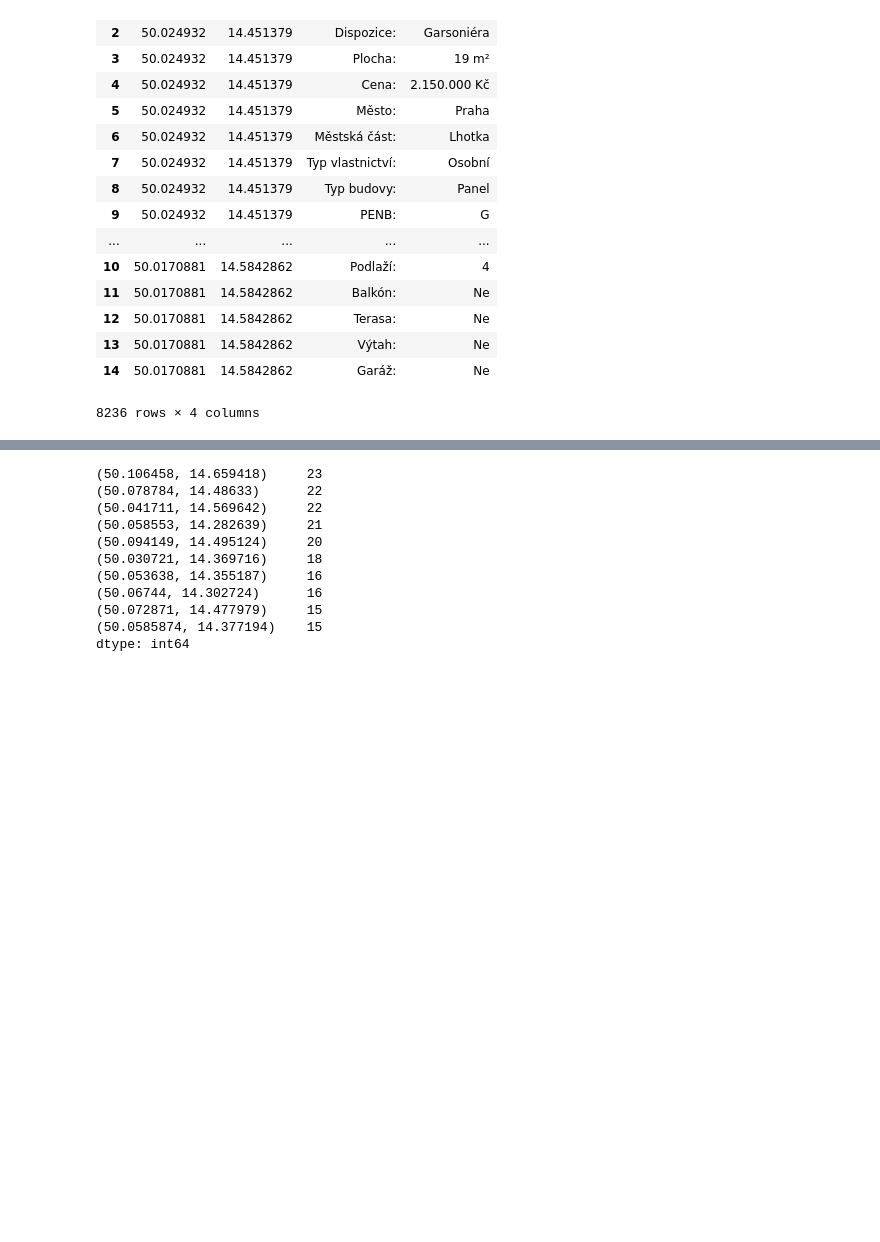
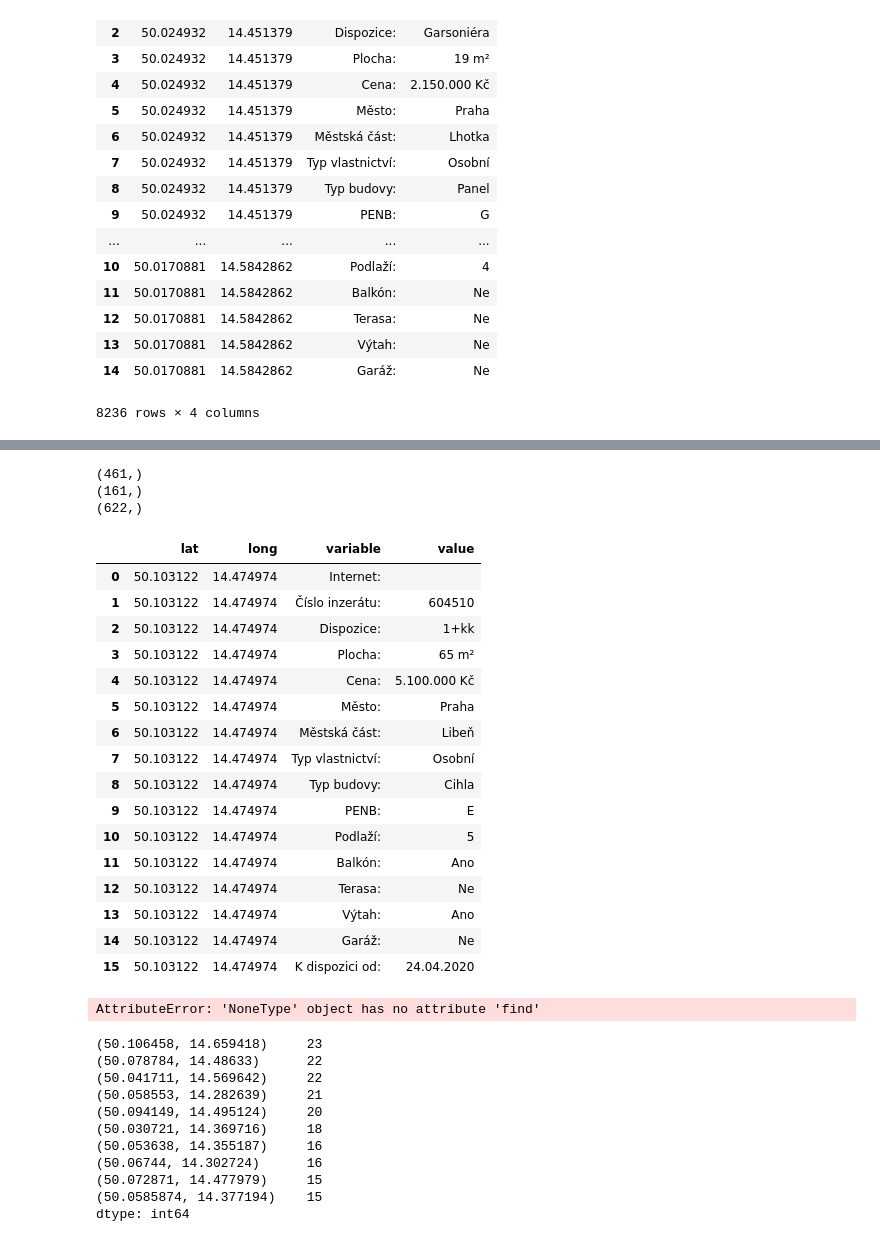
Before and after one commit to luutomas/PythonProject, a Jupyter notebook: Project.ipynb, the cells around one changed output, grey strips where cells are left out. Cells and saved outputs as stored; diff of their text form; code cells hidden in the pictures; blank space fills up the shorter version.

```diff
--- a/Project.ipynb
+++ b/Project.ipynb
@@ -365,0 +390,37 @@ df_complete_sale
+# %%
+links_properties_rent_unlist_old = [li for li in links_properties_rent_unlist if 'nove-bydleni' not in li]
+links_properties_rent_unlist_new = [li for li in links_properties_rent_unlist if 'nove-bydleni' in li]
+print(np.shape(links_properties_rent_unlist_old))
+print(np.shape(links_properties_rent_unlist_new))
+print(np.shape(links_properties_rent_unlist))
+# %% [output]
+(461,)
+(161,)
+(622,)
+# %%
+HouseForSale(links_properties_rent_unlist[10]).getDf()
+# %% [output]
+|  | lat | long | variable | value |
+| 0 | 50.103122 | 14.474974 | Internet: |  |
+| 1 | 50.103122 | 14.474974 | Číslo inzerátu: | 604510 |
+| 2 | 50.103122 | 14.474974 | Dispozice: | 1+kk |
+| 3 | 50.103122 | 14.474974 | Plocha: | 65 m² |
+| 4 | 50.103122 | 14.474974 | Cena: | 5.100.000 Kč |
+| 5 | 50.103122 | 14.474974 | Město: | Praha |
+| 6 | 50.103122 | 14.474974 | Městská část: | Libeň |
+| 7 | 50.103122 | 14.474974 | Typ vlastnictví: | Osobní |
+| 8 | 50.103122 | 14.474974 | Typ budovy: | Cihla |
+| 9 | 50.103122 | 14.474974 | PENB: | E |
+| 10 | 50.103122 | 14.474974 | Podlaží: | 5 |
+| 11 | 50.103122 | 14.474974 | Balkón: | Ano |
+| 12 | 50.103122 | 14.474974 | Terasa: | Ne |
+| 13 | 50.103122 | 14.474974 | Výtah: | Ano |
+| 14 | 50.103122 | 14.474974 | Garáž: | Ne |
+| 15 | 50.103122 | 14.474974 | K dispozici od: | 24.04.2020 |
+# %%
+df_complete_rent = pd.DataFrame()
+for li in links_properties_rent_unlist_old:
+    df_unit = HouseForSale(li).getDf()
+    df_complete_sale = pd.concat([df_complete_rent, df_unit])
+# %% [output]
+AttributeError: 'NoneType' object has no attribute 'find'
```
Also changed, not shown: parts of 6 cells of this notebook.
